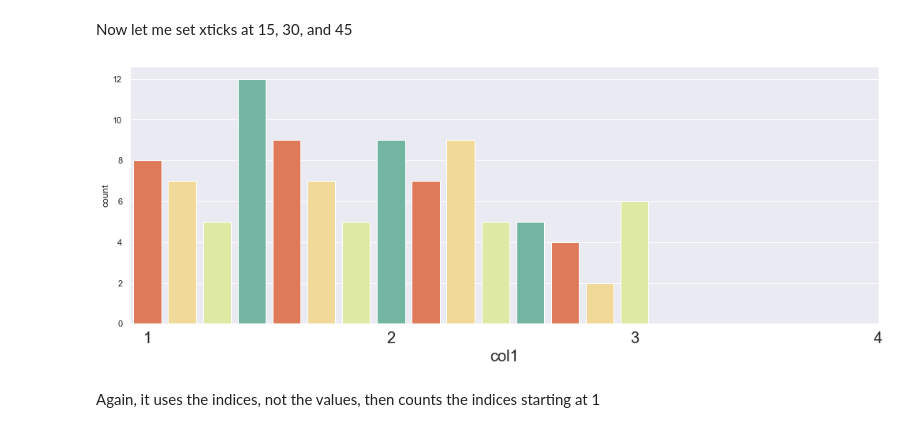
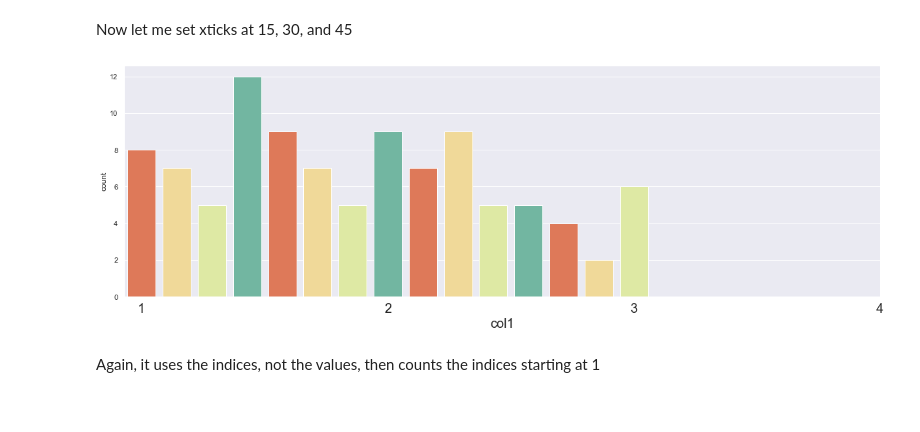
Before and after one commit to halpert3/xticklabels, a Jupyter notebook: 2_xtick_notebook.ipynb, the cells around one changed output. Cells and saved outputs as stored; diff of their text form; code cells hidden in the pictures.

```diff
--- a/2_xtick_notebook.ipynb
+++ b/2_xtick_notebook.ipynb
@@ -57,13 +58,14 @@ Now let me set xticks at 15, 30, and 45
 # %%
 sns.set(rc={'figure.figsize':(17, 6)})
 g = sns.countplot(x=df['col1'],
                  palette=sns.color_palette('Spectral', n_colors=4))
 g.set(xticks=([0, 7, 14, 21]))
 plt.xticks(fontsize=20)
 plt.xlabel('col1', fontsize=20)
+plt.tight_layout()
 plt.savefig('images/fig5.png')
 # %% [output]
-[figure, old version]
+[figure, new version]
 # %% [markdown]
 Again, it uses the indices, not the values, then counts the indices starting at 1
 # %% [markdown]
```
Also changed, not shown: parts of 7 cells of this notebook, 7 other files.
